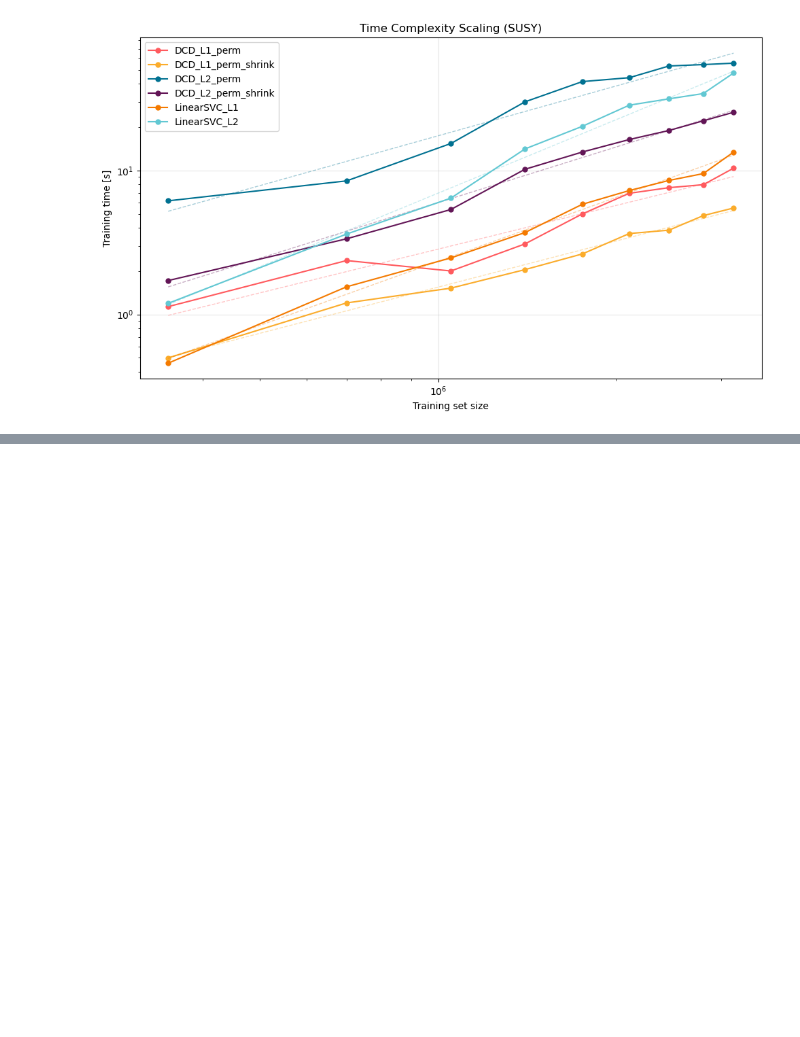
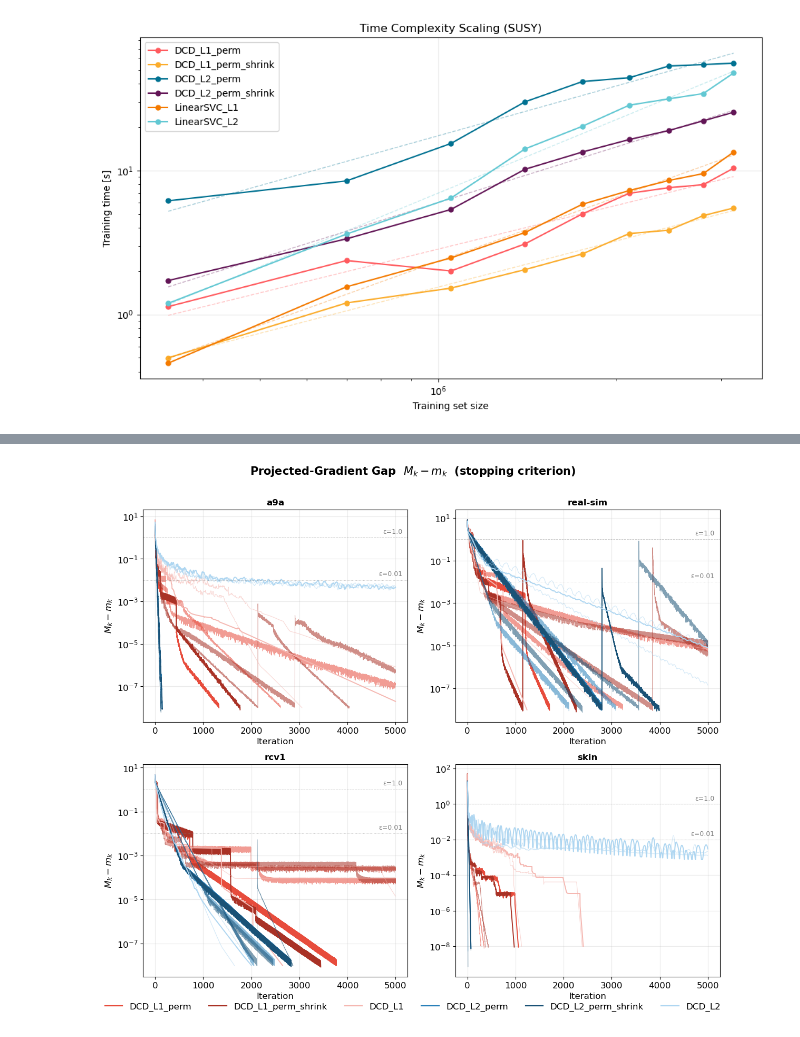
Before and after one commit to xxkaro/CoordinateDescentforDualSVM, a Jupyter notebook: code/visualisations.ipynb, the cells around one changed output, grey strips where cells are left out. Cells and saved outputs as stored; diff of their text form; code cells hidden in the pictures; blank space fills up the shorter version.

```diff
--- a/code/visualisations.ipynb
+++ b/code/visualisations.ipynb
@@ -400,0 +575,37 @@ plt.show()
+# %%
+def plot_pg_gap(conv_data, datasets):
+    fig, axes = _setup_grid(datasets,
+                            "Projected-Gradient Gap  $M_k - m_k$  (stopping criterion)")
+    for ax, ds in zip(axes, datasets):
+        if ds not in conv_data:
+            ax.text(0.5, 0.5, f"{ds}\n(no data)", transform=ax.transAxes,
+                    ha="center", va="center", fontsize=11, color="#999")
+            ax.set_title(ds, fontsize=11)
+            continue
+        methods = conv_data[ds]
+        for m in _sorted_methods(methods):
+            c = METHOD_COLORS.get(m, "gray")
+            for seed, hist in sorted(methods[m].items()):
+                gaps = [max(g, 1e-12) for g in hist["gap"]]
+                ax.semilogy(gaps, color=c,
+                            alpha=SEED_ALPHA[seed], linewidth=SEED_LW[seed])
+        for eps, ls in [(1.0, "--"), (0.01, ":")]:
+            ax.axhline(eps, color="gray", ls=ls, lw=0.7, alpha=0.5)
+            ax.text(ax.get_xlim()[1] * 0.98, eps * 1.3,
+                    f"ε={eps}", fontsize=9, color="gray",
+                    ha="right", va="bottom")
+        ax.set_xlabel("Iteration", fontsize=12)
+        ax.set_ylabel("$M_k - m_k$", fontsize=12)
+        ax.set_title(ds, fontsize=12, fontweight="bold")
+        ax.grid(True, alpha=0.25)
+        ax.tick_params(labelsize=12)
+    _all = {}
+    for ds in datasets:
+        if ds in conv_data:
+            _all.update(conv_data[ds])
+    _add_fig_legend(fig, _all)
+    fig.tight_layout()
+
+plot_pg_gap(conv_data, datasets)
+# %% [output]
+[figure, added]
```
Also changed, not shown: parts of 8 cells of this notebook, 3 other files.
